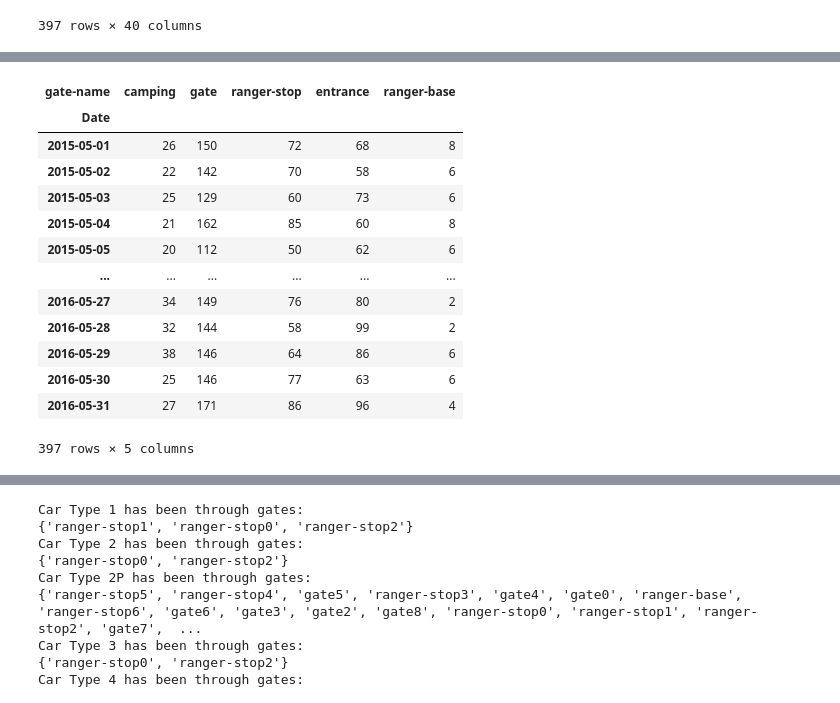
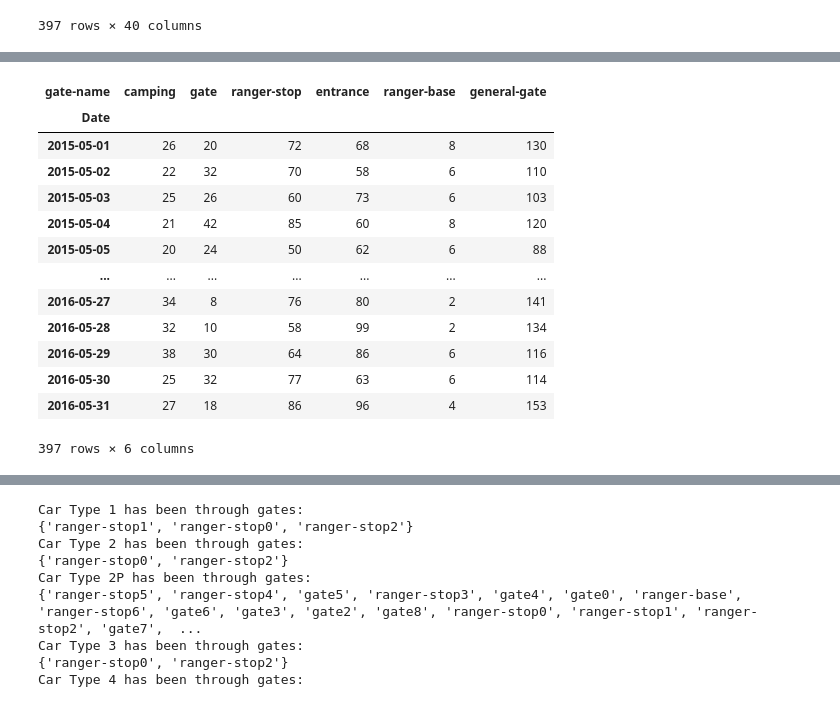
Before and after one commit to ssusnea/sds235-hw3, a Jupyter notebook: traffic_analysis.ipynb, the cells around one changed output, grey strips where cells are left out. Cells and saved outputs as stored; diff of their text form; code cells hidden in the pictures.

```diff
--- a/traffic_analysis.ipynb
+++ b/traffic_analysis.ipynb
@@ -92,10 +92,20 @@ stacked_data_gate
 397 rows × 40 columns
 # %%
 # Combine gates based on types
-stacked_data_gate['ranger-stop'] = stacked_data_gate.filter(like='ranger-stop').sum(axis=1)
-stacked_data_gate['entrance'] = stacked_data_gate.filter(like='entrance').sum(axis=1)
-stacked_data_gate['gate'] = stacked_data_gate.filter(like='gate').sum(axis=1)
-stacked_data_gate['camping'] = stacked_data_gate.filter(like='camping').sum(axis=1)
+
+stacked_data_gate['ranger-stop'] = stacked_data_gate[['ranger-stop0', 'ranger-stop1',
+       'ranger-stop2', 'ranger-stop3', 'ranger-stop4', 'ranger-stop5',
+       'ranger-stop6', 'ranger-stop7']].sum(axis=1)
+stacked_data_gate['entrance'] = stacked_data_gate[['entrance0',
+       'entrance1', 'entrance2', 'entrance3', 'entrance4']].sum(axis=1)
+stacked_data_gate['general-gate'] = stacked_data_gate[['general-gate0', 'general-gate1', 'general-gate2',
+       'general-gate3', 'general-gate4', 'general-gate5', 'general-gate6',
+       'general-gate7']].sum(axis=1)
+stacked_data_gate['gate'] = stacked_data_gate[['gate0',
+       'gate1', 'gate2', 'gate3', 'gate4', 'gate5', 'gate6', 'gate7',
+       'gate8']].sum(axis=1)
+stacked_data_gate['camping'] = stacked_data_gate[['camping0', 'camping1', 'camping2', 'camping3', 'camping4',
+       'camping5', 'camping6', 'camping7', 'camping8']].sum(axis=1)
 stacked_data_gate
 # %% [output]
 | gate-name | camping0 | camping1 | camping2 | camping3 | camping4 | camping5 | camping6 | camping7 | camping8 | entrance0 | ... |
@@ -115,21 +125,21 @@ stacked_data_gate
 # %%
-stacked_data_gate_type = stacked_data_gate[['camping', 'gate','ranger-stop','entrance','ranger-base']]
+stacked_data_gate_type = stacked_data_gate[['camping', 'gate','ranger-stop','entrance','ranger-base','general-gate']]
 stacked_data_gate_type
 # %% [output]
-| gate-name | camping | gate | ranger-stop | entrance | ranger-base |
-| Date |  |  |  |  |  |
-| 2015-05-01 | 26 | 150 | 72 | 68 | 8 |
-| 2015-05-02 | 22 | 142 | 70 | 58 | 6 |
-| 2015-05-03 | 25 | 129 | 60 | 73 | 6 |
-| 2015-05-04 | 21 | 162 | 85 | 60 | 8 |
-| 2015-05-05 | 20 | 112 | 50 | 62 | 6 |
-| ... | ... | ... | ... | ... | ... |
-| 2016-05-27 | 34 | 149 | 76 | 80 | 2 |
-| 2016-05-28 | 32 | 144 | 58 | 99 | 2 |
-| 2016-05-29 | 38 | 146 | 64 | 86 | 6 |
-| 2016-05-30 | 25 | 146 | 77 | 63 | 6 |
-| 2016-05-31 | 27 | 171 | 86 | 96 | 4 |
+| gate-name | camping | gate | ranger-stop | entrance | ranger-base | general-gate |
+| Date |  |  |  |  |  |  |
+| 2015-05-01 | 26 | 20 | 72 | 68 | 8 | 130 |
+| 2015-05-02 | 22 | 32 | 70 | 58 | 6 | 110 |
+| 2015-05-03 | 25 | 26 | 60 | 73 | 6 | 103 |
+| 2015-05-04 | 21 | 42 | 85 | 60 | 8 | 120 |
+| 2015-05-05 | 20 | 24 | 50 | 62 | 6 | 88 |
+| ... | ... | ... | ... | ... | ... | ... |
+| 2016-05-27 | 34 | 8 | 76 | 80 | 2 | 141 |
+| 2016-05-28 | 32 | 10 | 58 | 99 | 2 | 134 |
+| 2016-05-29 | 38 | 30 | 64 | 86 | 6 | 116 |
+| 2016-05-30 | 25 | 32 | 77 | 63 | 6 | 114 |
+| 2016-05-31 | 27 | 18 | 86 | 96 | 4 | 153 |
-397 rows × 5 columns
+397 rows × 6 columns
 # %%
 color_map_all = {
     'camping': 'orange',
```
Also changed, not shown: parts of 3 cells of this notebook.
